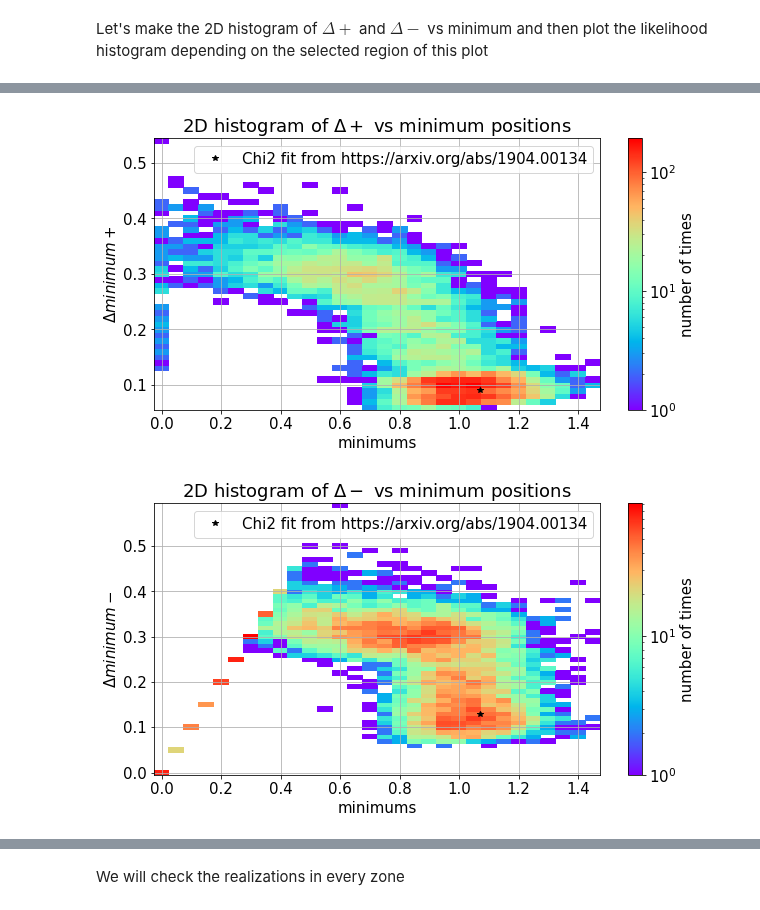
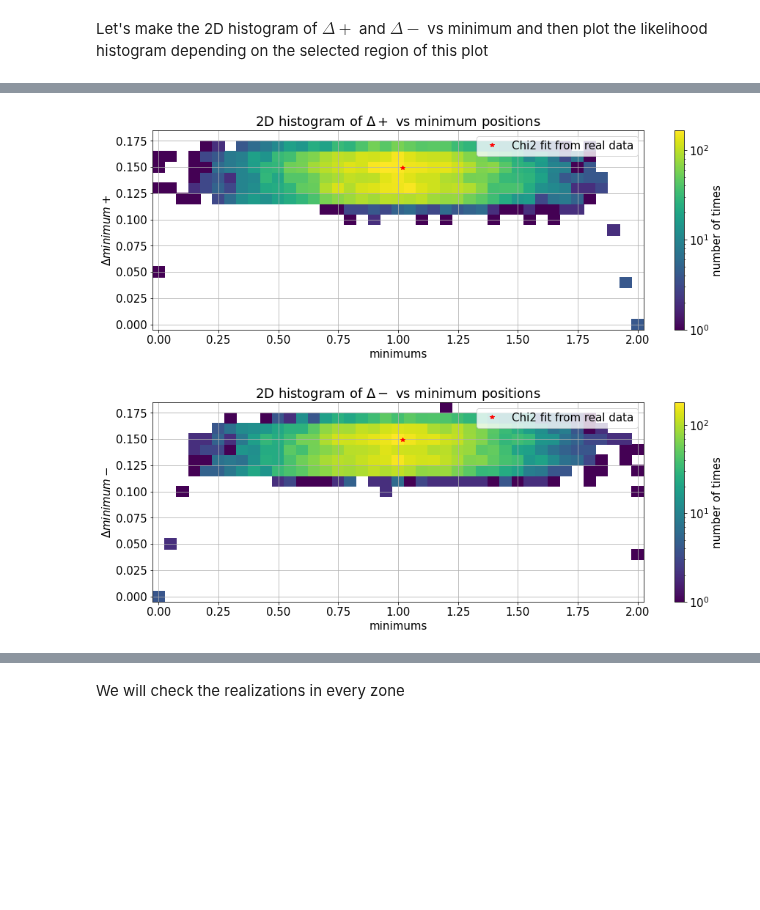
Before and after one commit to R-Grau/EBLpy, a Jupyter notebook: EBL_fit_MC_viewer.ipynb, the cells around one changed output, grey strips where cells are left out. Cells and saved outputs as stored; diff of their text form; code cells hidden in the pictures; blank space fills up the shorter version.

```diff
--- a/EBL_fit_MC_viewer.ipynb
+++ b/EBL_fit_MC_viewer.ipynb
@@ -143,9 +144,8 @@ def extract(ds):
     chisqs = ds['chisqs'][:]
     alphas = ds['alphas'][:]
     return chisqs,alphas
-
 pathstring = "/data/magic/users-ifae/rgrau/EBL-splines/"
-locname = pathstring + 'EBL10000_PWL_LP_MAGIC_with_0.07_Systematics_FINAL_FINAL_051_lim'
+locname = pathstring + 'Mrk421_SUM_EBL10000_test_0023syst_NO_shift_remake'#'EBL10000_PWL_MBPWL_MAGIC_with_0.07_Systematics_FINAL_FINAL_FINAL_premeeting' #'Mrk421_SUM_EBL1000_test'
 loc = Path(locname)
 
 # files = sorted([f for f in loc.glob("EBL*2022050916*.hdf5")]) #PWL_LP starting at alpha = 1 (16 alpha = 1, 11 alpha = 2)
@@ -154,18 +154,32 @@ files = sorted([f for f in loc.glob("EBL*.hdf5")]) #all the others but PWL_LP
 chisqs_iter = []
 alphas_iter = []
 bad = 0
+nans = 0
+infs = 0
+nonconv = 0
+toochi = 0
 
 for name in files:
     try:
-        fileop = h5py.File(name, "r")
-        if 'chisqs' in fileop:
-            chisqs, alphas = extract(fileop)
-            if (chisqs != 99999999).all():
-                chisqs_iter.append(chisqs)
-                alphas_iter.append(alphas)
-                # if (np.max(chisqs)-np.min(chisqs)) < 15:
-                #     bad = bad + 1
-                #     print(name, "did not converge properly")
+        with h5py.File(name, "r") as fileop:
+            if 'chisqs' in fileop:
+                chisqs, alphas = extract(fileop)
+                if (chisqs == np.inf).any():
+                    #print(name, "has some inf")
+                    infs = infs + 1
+                elif (chisqs == 99999999).any():
+                    nonconv = nonconv + 1
+                    print(name)
+                elif (np.isnan(chisqs).any()):
+                    nans = nans + 1
+                elif (chisqs > 2000).any():
+                    toochi += 1
+                    # print(name)
+                    # print("Is defectuous")
+                else:
+                    chisqs_iter.append(chisqs)
+                    alphas_iter.append(alphas)
+
             # else:
             #     print(name, "did not converge properly")
             #if np.isnan(chisqs).any(): #find where nan are to check why there are nan.
@@ -174,7 +188,9 @@ for name in files:
         #     print(name, "did not converge")
     except:
         print("{0} not finished yet.".format(name))
-print("There were {0} bad convergences".format(bad))
+        bad = bad + 1
+print("There were {0} nans, {1} infinites and {2} non convergences and {3} that have chi2 higher than 2000".format(nans, infs, nonconv, toochi))
+# print("There were {0} bad convergences".format(bad))
 
 
 # dffinal = pd.concat([extract(name) for name in files] )
@@ -969,31 +1057,33 @@ for i in range(len(chisqs_iter)):
 # %%
 binwmin = 0.05
 binwdelta = 0.01
 fig, ax = plt.subplots()
 binsmins = binwmin/2+np.round(np.arange(np.min(minimums)-binwmin, np.max(minimums)+binwmin, binwmin), decimals = 2)
 binsdeltaps = binwdelta/2+np.round(np.arange(np.min(deltaps)-binwdelta, np.max(deltaps)+binwdelta, binwdelta), decimals = 2)
-h = ax.hist2d(minimums, deltaps, bins=[binsmins, binsdeltaps], norm = colors.LogNorm(), cmap = "rainbow", label="histogram of minimums and delta+") #[int(np.round((np.min(minimums)+np.max(minimums))/step)), int(np.round((np.min(deltaps)+np.max(deltaps))/0.01))]
+h = ax.hist2d(minimums, deltaps, bins=[binsmins, binsdeltaps], norm = colors.LogNorm(), label="histogram of minimums and delta+")#,norm = colors.LogNorm() #[int(np.round((np.min(minimums)+np.max(minimums))/step)), int(np.round((np.min(deltaps)+np.max(deltaps))/0.01))]
 ax.set_xlabel('minimums')
-plt.plot(1.07, 0.09, '*', label= "Chi2 fit from https://arxiv.org/abs/1904.00134", color = 'black')
+plt.plot(1.02, 0.149, '*', label= "Chi2 fit from real data", color = 'red')#1.018, 0.149, '*', label= "Chi2 fit from real data", color = 'red')
 ax.set_ylabel(r'$\Delta minimum +$')
 ax.legend()
 fig.colorbar(h[3], ax=ax, label="number of times")
 ax.set_title(r"2D histogram of $\Delta +$ vs minimum positions")
 ax.grid(which='both', axis='both')
+# ax.set_ylim(None, 0.5)
 plt.show()
 # %% [output]
-[figure, old version]
+[figure, new version]
 # %%
 fig, ax = plt.subplots()
 binsdeltams = binwdelta/2+np.round(np.arange(np.min(deltams)-binwdelta, np.max(deltams)+binwdelta, binwdelta), decimals = 2)
-h = ax.hist2d(minimums, deltams, bins=[binsmins,binsdeltams], norm = colors.LogNorm(), cmap = "rainbow", label="histogram of minimums and delta-")
+h = ax.hist2d(minimums, deltams, bins=[binsmins,binsdeltams], norm = colors.LogNorm(), label="histogram of minimums and delta-")
 ax.set_xlabel('minimums')
 ax.set_ylabel(r'$\Delta minimum -$')
-plt.plot(1.07, 0.13, '*', label= "Chi2 fit from https://arxiv.org/abs/1904.00134", color = 'black')
+plt.plot(1.02, 0.149, '*', label= "Chi2 fit from real data", color = 'red')
 ax.legend()
 fig.colorbar(h[3], ax=ax, label="number of times")
 ax.set_title(r"2D histogram of $\Delta -$ vs minimum positions")
 ax.grid(which='both', axis='both')
+# ax.set_ylim(None, 0.5)
 plt.show()
 # %% [output]
-[figure, old version]
+[figure, new version]
```
Also changed, not shown: parts of 10 cells of this notebook, 3 other files.
